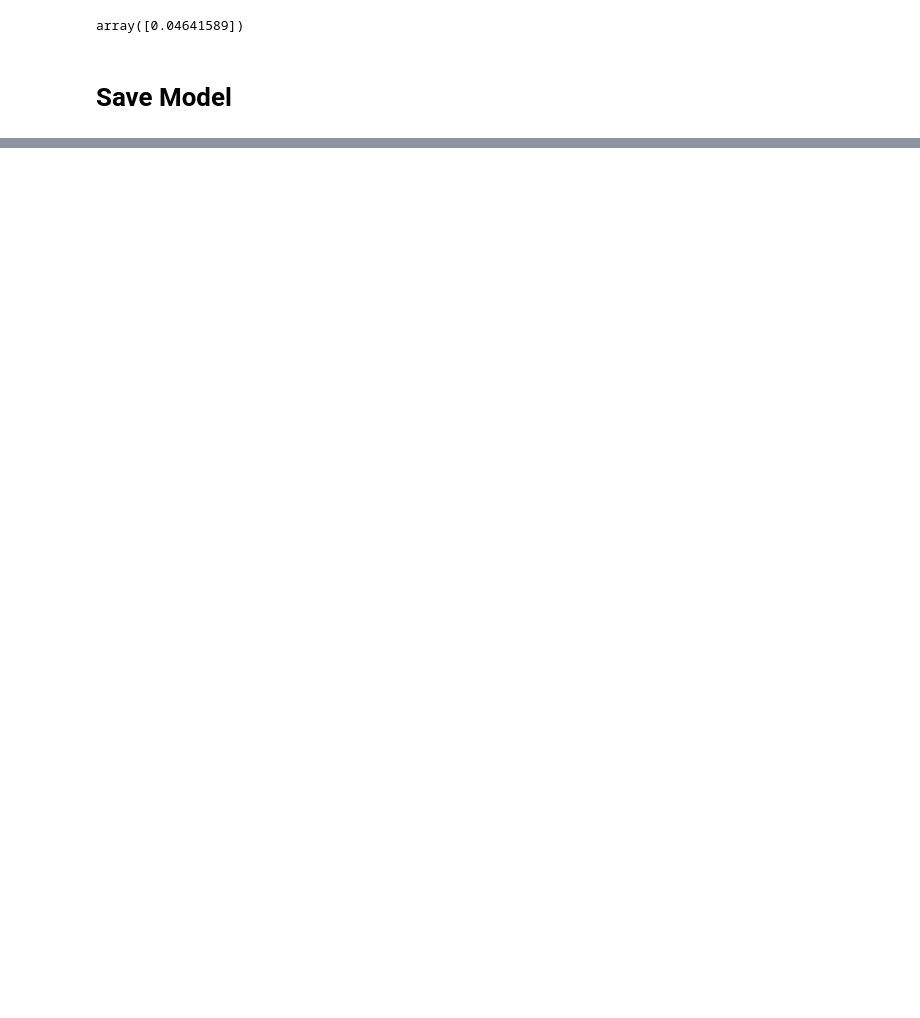
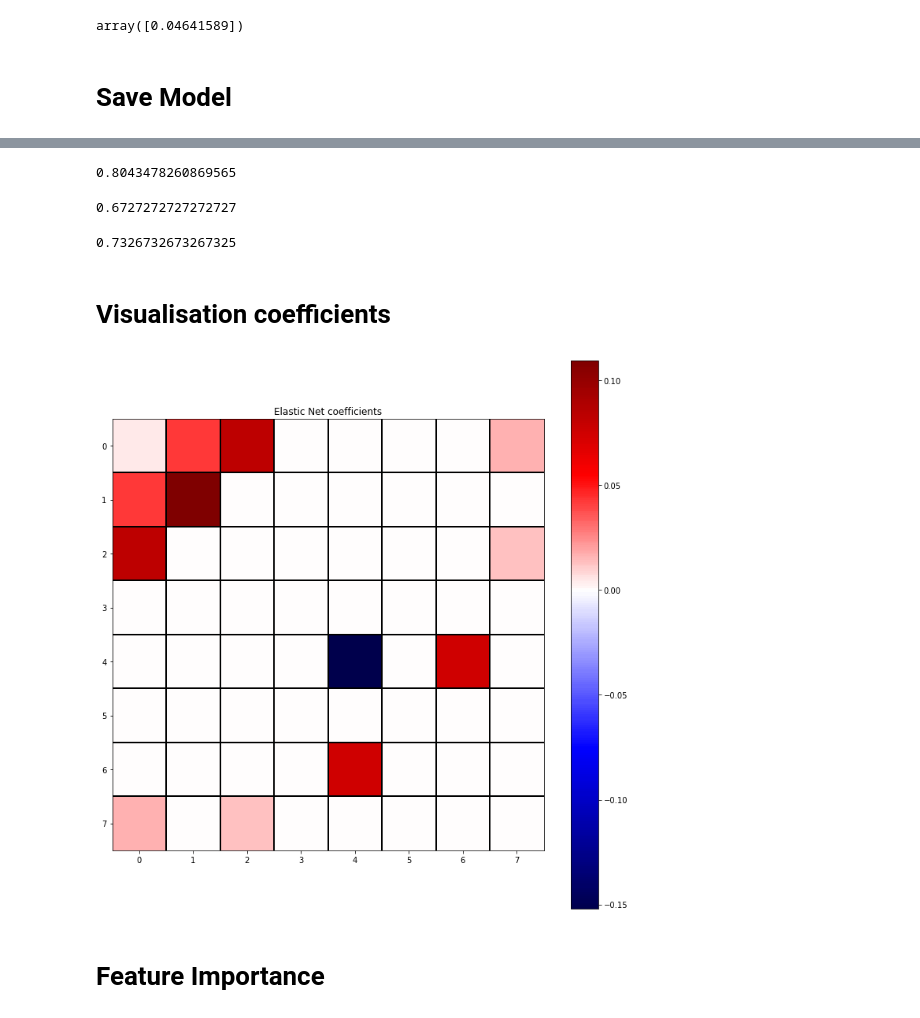
Before and after one commit to JanaGauss/Connectome, a Jupyter notebook: notebooks/elastic_net_pretrained_classification_agg_max.ipynb, the cells around one changed output, grey strips where cells are left out. Saved outputs shown, nothing was run; the diff lists cells and outputs as text; code cells hidden in the pictures; blank space fills up the shorter version.

```diff
--- a/notebooks/elastic_net_pretrained_classification_agg_max.ipynb
+++ b/notebooks/elastic_net_pretrained_classification_agg_max.ipynb
@@ -120,0 +125,14 @@ model = pickle.load(open("/content/drive/MyDrive/Colab Notebooks/Innolab/pretrai
+# %%
+ precision_score(ytest, predictions)
+# %% [output]
+0.8043478260869565
+# %%
+recall_score(ytest, predictions)
+# %% [output]
+0.6727272727272727
+# %%
+f1_score(ytest, predictions)
+# %% [output]
+0.7326732673267325
+# %% [markdown]
+# Visualisation coefficients
@@ -120,0 +141,6 @@ model = pickle.load(open("/content/drive/MyDrive/Colab Notebooks/Innolab/pretrai
+# %%
+plot_coef_elastic_net(model)
+# %% [output]
+[figure, added]
+# %% [markdown]
+# Feature Importance
```
Also changed, not shown: parts of 19 cells of this notebook, 14 other files.
